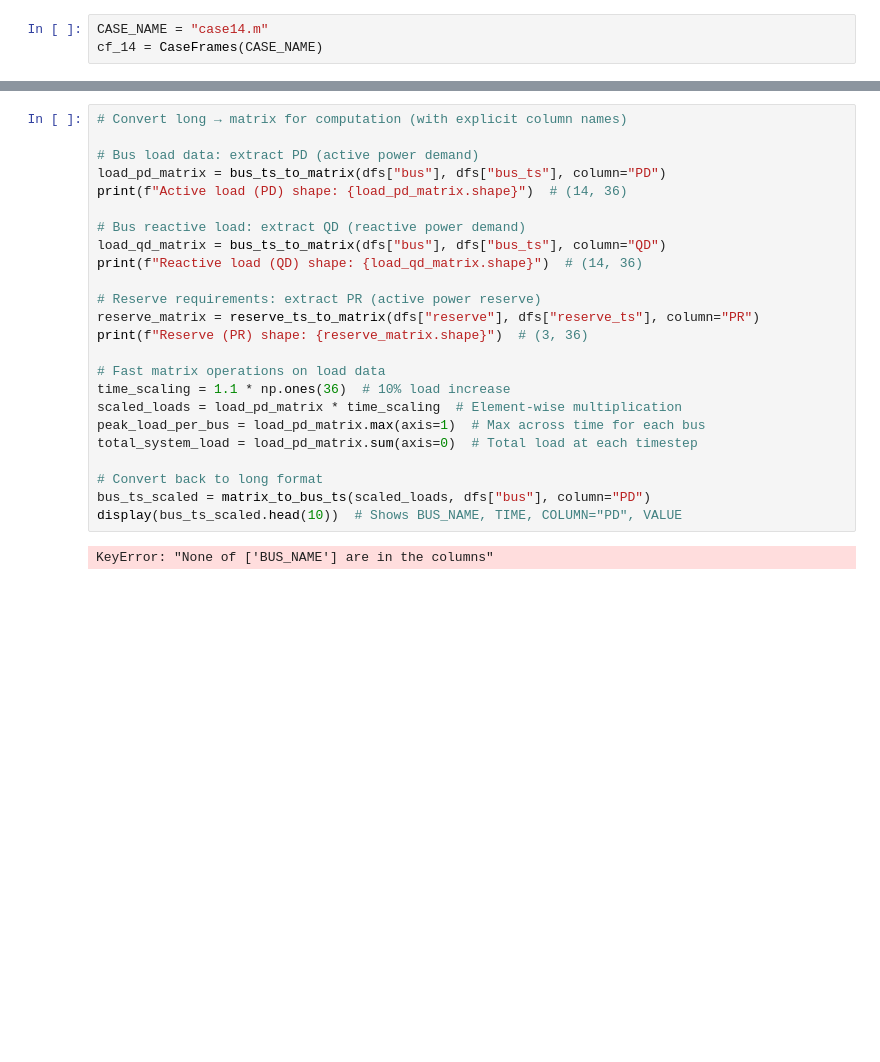
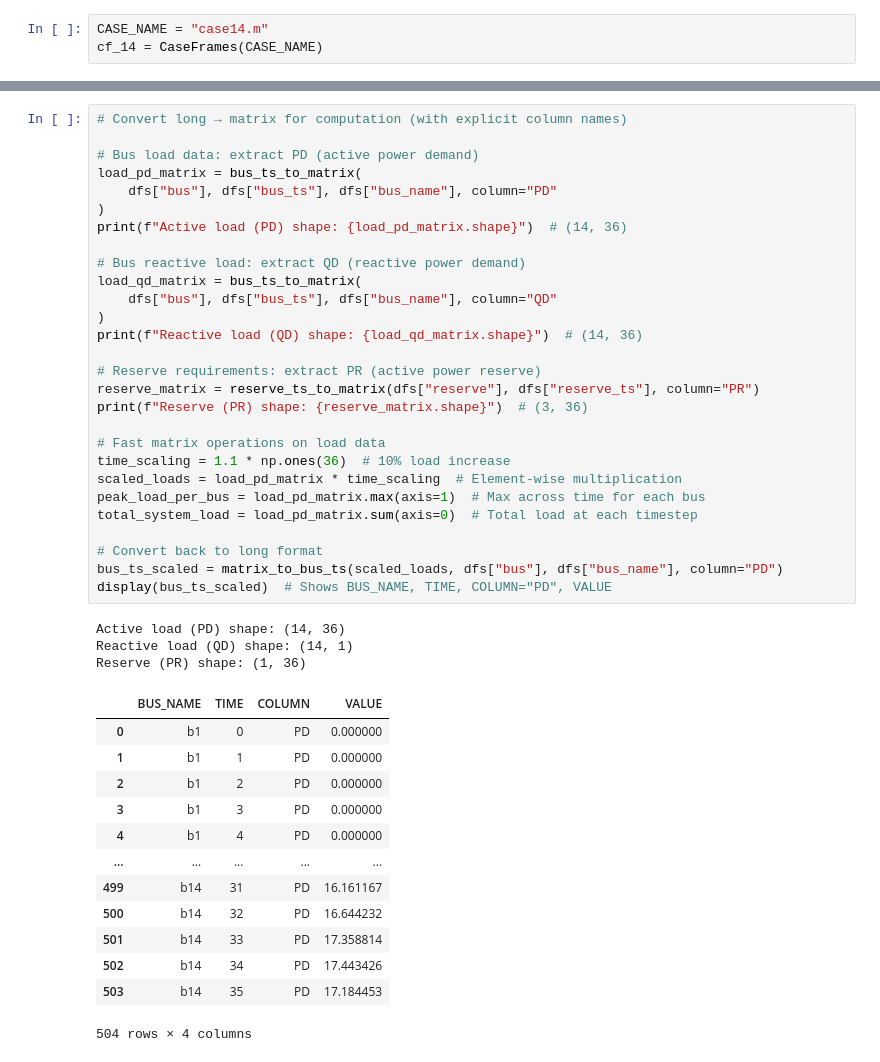
Before and after one commit to yasirroni/matpowercaseframes, a Jupyter notebook: notebooks/load_case14_json.ipynb, the cells around one changed output, grey strips where cells are left out. Cells and saved outputs as stored; diff of their text form; blank space fills up the shorter version.

```diff
--- a/notebooks/load_case14_json.ipynb
+++ b/notebooks/load_case14_json.ipynb
@@ -725,26 +813,45 @@ None
 # %%
 # Convert long → matrix for computation (with explicit column names)
 
 # Bus load data: extract PD (active power demand)
-load_pd_matrix = bus_ts_to_matrix(dfs["bus"], dfs["bus_ts"], column="PD")
+load_pd_matrix = bus_ts_to_matrix(
+    dfs["bus"], dfs["bus_ts"], dfs["bus_name"], column="PD"
+)
 print(f"Active load (PD) shape: {load_pd_matrix.shape}")  # (14, 36)
 
 # Bus reactive load: extract QD (reactive power demand)
-load_qd_matrix = bus_ts_to_matrix(dfs["bus"], dfs["bus_ts"], column="QD")
+load_qd_matrix = bus_ts_to_matrix(
+    dfs["bus"], dfs["bus_ts"], dfs["bus_name"], column="QD"
+)
 print(f"Reactive load (QD) shape: {load_qd_matrix.shape}")  # (14, 36)
 
 # Reserve requirements: extract PR (active power reserve)
 reserve_matrix = reserve_ts_to_matrix(dfs["reserve"], dfs["reserve_ts"], column="PR")
 print(f"Reserve (PR) shape: {reserve_matrix.shape}")  # (3, 36)
 
 # Fast matrix operations on load data
 time_scaling = 1.1 * np.ones(36)  # 10% load increase
 scaled_loads = load_pd_matrix * time_scaling  # Element-wise multiplication
 peak_load_per_bus = load_pd_matrix.max(axis=1)  # Max across time for each bus
 total_system_load = load_pd_matrix.sum(axis=0)  # Total load at each timestep
 
 # Convert back to long format
-bus_ts_scaled = matrix_to_bus_ts(scaled_loads, dfs["bus"], column="PD")
-display(bus_ts_scaled.head(10))  # Shows BUS_NAME, TIME, COLUMN="PD", VALUE
+bus_ts_scaled = matrix_to_bus_ts(scaled_loads, dfs["bus"], dfs["bus_name"], column="PD")
+display(bus_ts_scaled)  # Shows BUS_NAME, TIME, COLUMN="PD", VALUE
 # %% [output]
-KeyError: "None of ['BUS_NAME'] are in the columns"
+Active load (PD) shape: (14, 36)
+Reactive load (QD) shape: (14, 1)
+Reserve (PR) shape: (1, 36)
+|  | BUS_NAME | TIME | COLUMN | VALUE |
+| 0 | b1 | 0 | PD | 0.000000 |
+| 1 | b1 | 1 | PD | 0.000000 |
+| 2 | b1 | 2 | PD | 0.000000 |
+| 3 | b1 | 3 | PD | 0.000000 |
+| 4 | b1 | 4 | PD | 0.000000 |
+| ... | ... | ... | ... | ... |
+| 499 | b14 | 31 | PD | 16.161167 |
+| 500 | b14 | 32 | PD | 16.644232 |
+| 501 | b14 | 33 | PD | 17.358814 |
+| 502 | b14 | 34 | PD | 17.443426 |
+| 503 | b14 | 35 | PD | 17.184453 |
+504 rows × 4 columns
```
Also changed, not shown: parts of 2 cells of this notebook.
